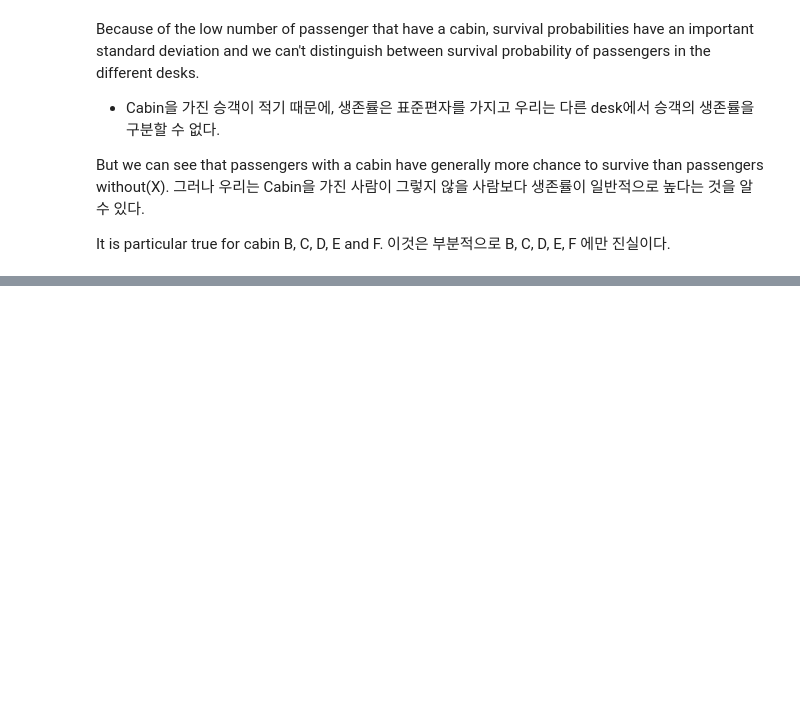
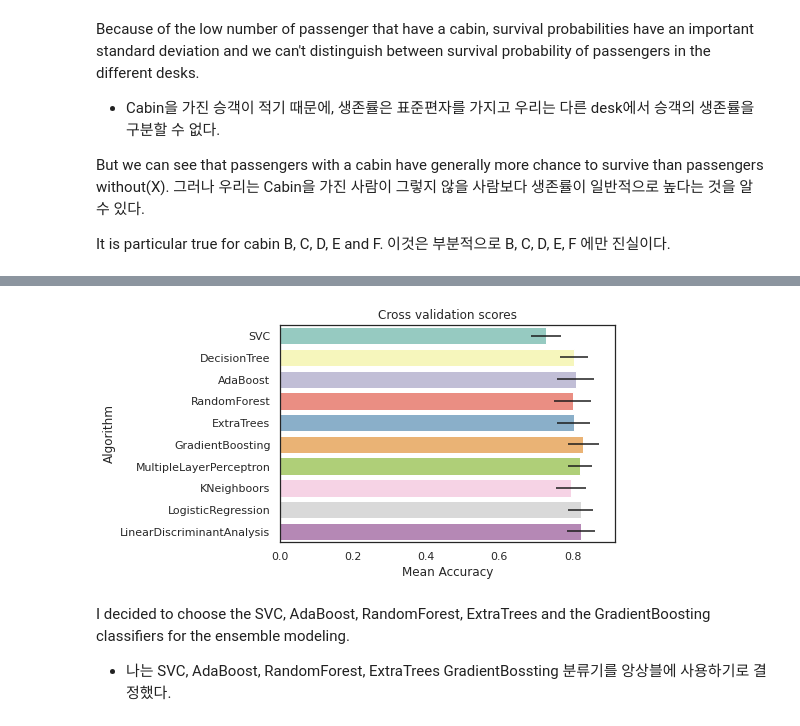
Before and after one commit to jsleeg98/Kaggle_practice, a Jupyter notebook: Titanic/Titanic_Top_4_with_ensemble_modeling_필사.ipynb, the cells around one changed output, grey strips where cells are left out. Drawn from its saved outputs; the diff is of its cells as text; code cells hidden in the pictures; blank space fills up the shorter version.

Commit message:
6.1.1 Cross validate models

```diff
--- a/Titanic/Titanic_Top_4_with_ensemble_modeling_필사.ipynb
+++ b/Titanic/Titanic_Top_4_with_ensemble_modeling_필사.ipynb
@@ -745,0 +809,3 @@ dataset = pd.get_dummies(dataset, columns = ["Cabin"],prefix="Cabin")
+# %%
+# Drop useless variables
+dataset.drop(labels = ['PassengerId'], axis = 1, inplace = True)
@@ -745,0 +823,6 @@ dataset = pd.get_dummies(dataset, columns = ["Cabin"],prefix="Cabin")
+# %%
+## Separate train dataset and test dataset
+
+train = dataset[:train_len]
+test = dataset[train_len:]
+test.drop(labels = ['Survived'], axis = 1, inplace = True)
@@ -745,0 +834,8 @@ dataset = pd.get_dummies(dataset, columns = ["Cabin"],prefix="Cabin")
+# %%
+## Separate train features and label
+
+train['Survived'] = train['Survived'].astype(int)
+
+Y_train = train['Survived']
+
+X_train = train.drop(labels = ['Survived'], axis = 1)
@@ -745,0 +865,39 @@ dataset = pd.get_dummies(dataset, columns = ["Cabin"],prefix="Cabin")
+# %%
+# Cross validatae model sith kfold stratified cross val
+kfold = StratifiedKFold(n_splits = 10)
+# %%
+# Modeling step Test differents algorithms
+random_state = 2
+classifiers = []
+classifiers.append(SVC(random_state = random_state))
+classifiers.append(DecisionTreeClassifier(random_state = random_state))
+classifiers.append(AdaBoostClassifier(DecisionTreeClassifier(random_state = random_state), random_state = random_state, learning_rate = 0.1))
+classifiers.append(RandomForestClassifier(random_state = random_state))
+classifiers.append(ExtraTreesClassifier(random_state = random_state))
+classifiers.append(GradientBoostingClassifier(random_state = random_state))
+classifiers.append(MLPClassifier(random_state = random_state))
+classifiers.append(KNeighborsClassifier())
+classifiers.append(LogisticRegression(random_state = random_state))
+classifiers.append(LinearDiscriminantAnalysis())
+
+cv_results = []
+for classifier in classifiers:
+  cv_results.append(cross_val_score(classifier, X_train, y = Y_train, scoring = 'accuracy', cv = kfold, n_jobs = 4))
+
+cv_means = []
+cv_std = []
+
+for cv_result in cv_results:
+  cv_means.append(cv_result.mean())
+  cv_std.append(cv_result.std())
+
+cv_res = pd.DataFrame({'CrossValMeans' : cv_means, 'CrossValerrors' : cv_std, 'Algorithm' : ['SVC', 'DecisionTree', 'AdaBoost', 'RandomForest', 'ExtraTrees', 'GradientBoosting', 'MultipleLayerPerceptron', 'KNeighboors', 'LogisticRegression', 'LinearDiscriminantAnalysis']})
+
+g = sns.barplot("CrossValMeans","Algorithm",data = cv_res, palette="Set3",orient = "h",**{'xerr':cv_std})
+g.set_xlabel("Mean Accuracy")
+g = g.set_title("Cross validation scores")
+# %% [output]
+[figure, added]
+# %% [markdown]
+I decided to choose the SVC, AdaBoost, RandomForest, ExtraTrees and the GradientBoosting classifiers for the ensemble modeling.
+- 나는 SVC, AdaBoost, RandomForest, ExtraTrees GradientBossting  분류기를 앙상블에 사용하기로 결정했다.
```
Also changed, not shown: parts of 19 cells of this notebook.
